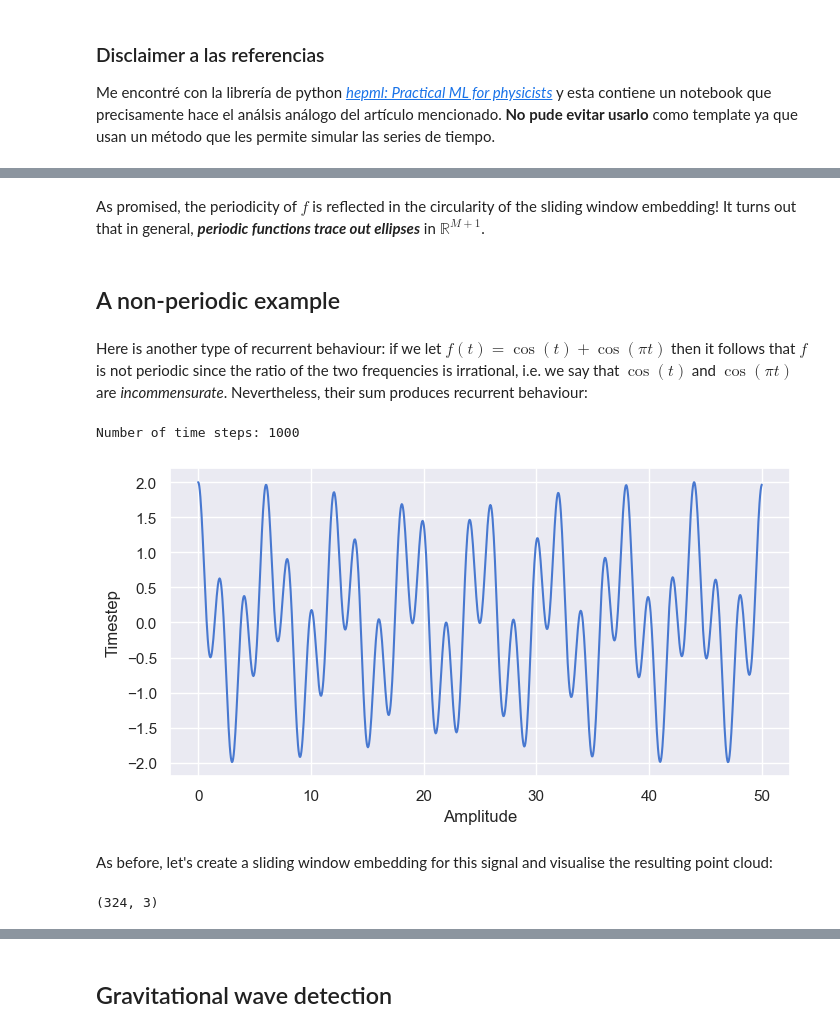
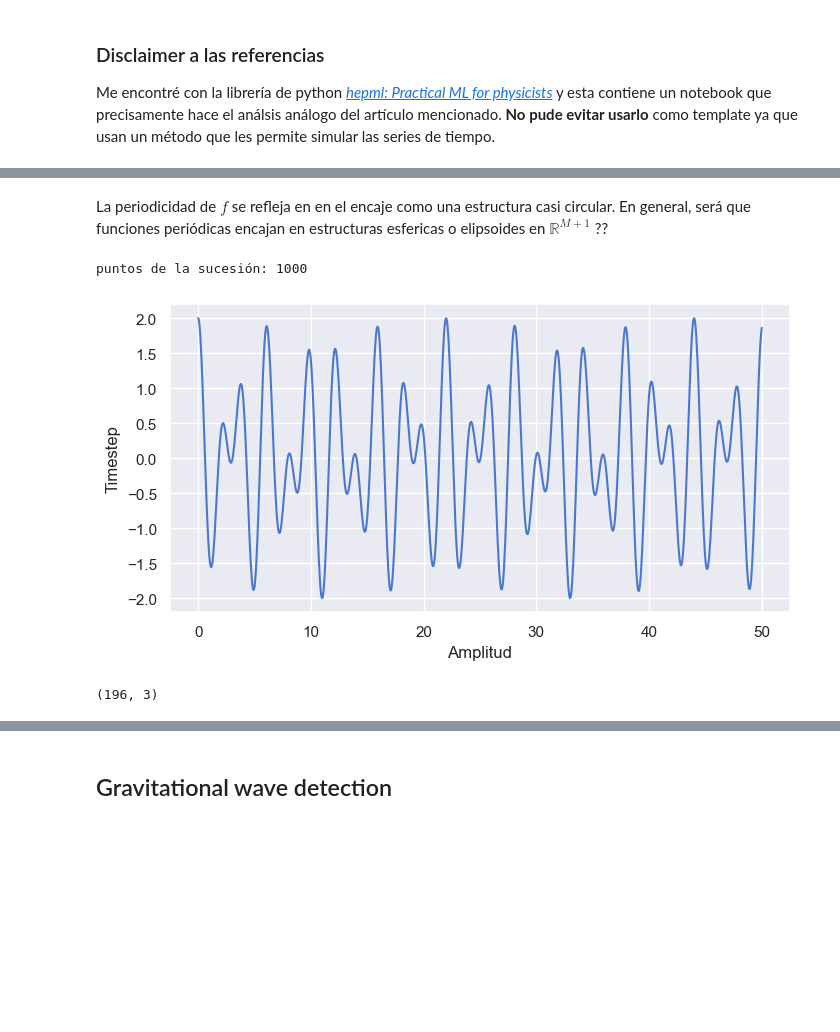
Before and after one commit to qSergio/unam_TDA, a Jupyter notebook: GW_detection/clean_GW_topology_of_time_series.ipynb, the cells around one changed output, grey strips where cells are left out. Drawn from its saved outputs; the diff is of its cells as text; code cells hidden in the pictures; blank space fills up the shorter version.

```diff
--- a/GW_detection/clean_GW_topology_of_time_series.ipynb
+++ b/GW_detection/clean_GW_topology_of_time_series.ipynb
@@ -163,23 +271,17 @@ plot_point_cloud(y_periodic_embedded)
-# %% [markdown]
-As promised, the periodicity of $f$ is reflected in the circularity of the sliding window embedding! It turns out that in general, _**periodic functions trace out ellipses**_ in $\mathbb{R}^{M+1}$.
-# %% [markdown]
-## A non-periodic example
-# %% [markdown]
-Here is another type of recurrent behaviour: if we let $f(t) = \cos(t) + \cos(\pi t)$ then it follows that $f$ is not periodic since the ratio of the two frequencies is irrational, i.e. we say that $\cos(t)$ and $\cos(\pi t)$ are _incommensurate_. Nevertheless, their sum produces recurrent behaviour:
+# %% [markdown]
+La periodicidad de $f$ se refleja en en el encaje como una estructura casi circular. En general, será que funciones periódicas encajan en estructuras esfericas o elipsoides en $\mathbb{R}^{M+1}$ ??
 # %%
 x_nonperiodic = np.linspace(0, 50, 1000)
-y_nonperiodic = np.cos(x_nonperiodic) + np.cos(np.pi * x_nonperiodic)
+y_nonperiodic = np.cos(2*x_nonperiodic) + np.cos(np.pi * x_nonperiodic)
 
-print(f"Number of time steps: {len(y_nonperiodic)}")
+print(f"puntos de la sucesión: {len(y_nonperiodic)}")
 # %% [output]
-Number of time steps: 1000
+puntos de la sucesión: 1000
 # %%
 plt.figure(figsize=(8, 4))
 plt.plot(x_nonperiodic, y_nonperiodic)
-plt.xlabel("Amplitude")
+plt.xlabel("Amplitud")
 plt.ylabel("Timestep")
 plt.show()
 # %% [output]
-[figure, old version]
+[figure, new version]
-# %% [markdown]
-As before, let's create a sliding window embedding for this signal and visualise the resulting point cloud:
@@ -198,8 +288,15 @@ embedder_nonperiodic = SingleTakensEmbedding(
-# %%
-y_nonperiodic_embedded = embedder_nonperiodic.fit_transform(y_nonperiodic)
-y_nonperiodic_embedded.shape
-# %% [output]
-(324, 3)
+# %%
+embedder_noncosine = SingleTakensEmbedding(
+    #parameters_type="fixed",
+    n_jobs=-1,
+    time_delay=10,
+    dimension=3,
+    stride=5,
+)
+y_nonperiodic_embedded = embedder_noncosine.fit_transform(y_nonperiodic)
+y_nonperiodic_embedded.shape
+# %% [output]
+(196, 3)
 # %%
 plot_point_cloud(y_nonperiodic_embedded)
 # %% [output]
```
Also changed, not shown: parts of 188 cells of this notebook.
